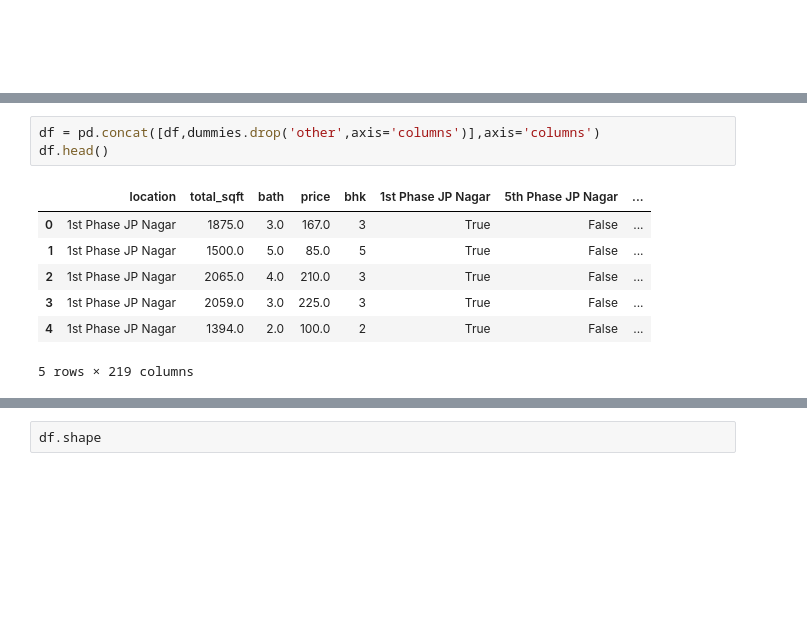
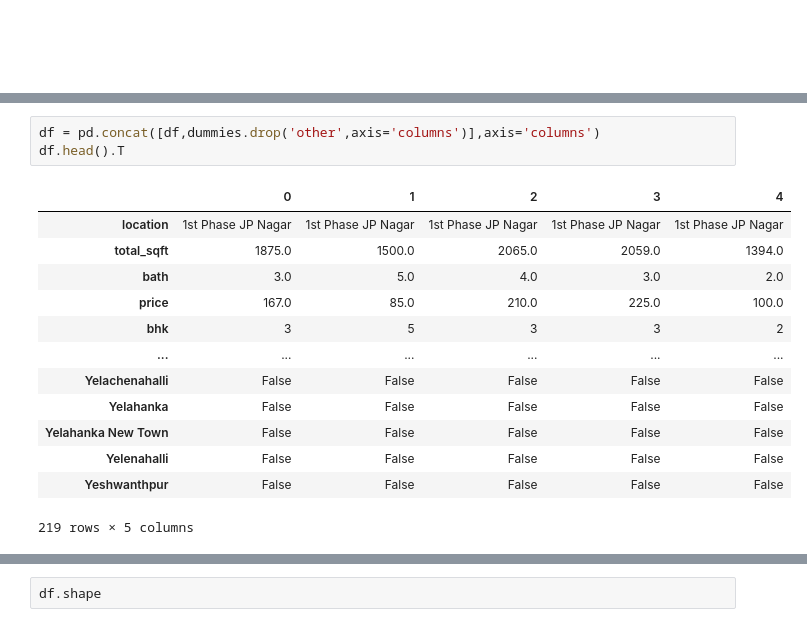
Before and after one commit to Rasel1435/House-Price-Prediction-of-Real-Estate-Company, a Jupyter notebook: notebooks/e_models.ipynb, the cells around one changed output, grey strips where cells are left out. Drawn from its saved outputs; the diff is of its cells as text; blank space fills up the shorter version.

```diff
--- a/notebooks/Models.ipynb
+++ b/notebooks/e_models.ipynb
@@ -53,13 +55,19 @@ dummies.head()
 # %%
 df = pd.concat([df,dummies.drop('other',axis='columns')],axis='columns')
-df.head()
+df.head().T
 # %% [output]
-|  | location | total_sqft | bath | price | bhk | 1st Phase JP Nagar | 5th Phase JP Nagar | ... |
-| 0 | 1st Phase JP Nagar | 1875.0 | 3.0 | 167.0 | 3 | True | False | ... |
-| 1 | 1st Phase JP Nagar | 1500.0 | 5.0 | 85.0 | 5 | True | False | ... |
-| 2 | 1st Phase JP Nagar | 2065.0 | 4.0 | 210.0 | 3 | True | False | ... |
-| 3 | 1st Phase JP Nagar | 2059.0 | 3.0 | 225.0 | 3 | True | False | ... |
-| 4 | 1st Phase JP Nagar | 1394.0 | 2.0 | 100.0 | 2 | True | False | ... |
+|  | 0 | 1 | 2 | 3 | 4 |
+| location | 1st Phase JP Nagar | 1st Phase JP Nagar | 1st Phase JP Nagar | 1st Phase JP Nagar | 1st Phase JP Nagar |
+| total_sqft | 1875.0 | 1500.0 | 2065.0 | 2059.0 | 1394.0 |
+| bath | 3.0 | 5.0 | 4.0 | 3.0 | 2.0 |
+| price | 167.0 | 85.0 | 210.0 | 225.0 | 100.0 |
+| bhk | 3 | 5 | 3 | 3 | 2 |
+| ... | ... | ... | ... | ... | ... |
+| Yelachenahalli | False | False | False | False | False |
+| Yelahanka | False | False | False | False | False |
+| Yelahanka New Town | False | False | False | False | False |
+| Yelenahalli | False | False | False | False | False |
+| Yeshwanthpur | False | False | False | False | False |
-5 rows × 219 columns
+219 rows × 5 columns
 # %%
 df = df.drop('location',axis='columns')
```
Also changed, not shown: parts of 8 cells of this notebook.
